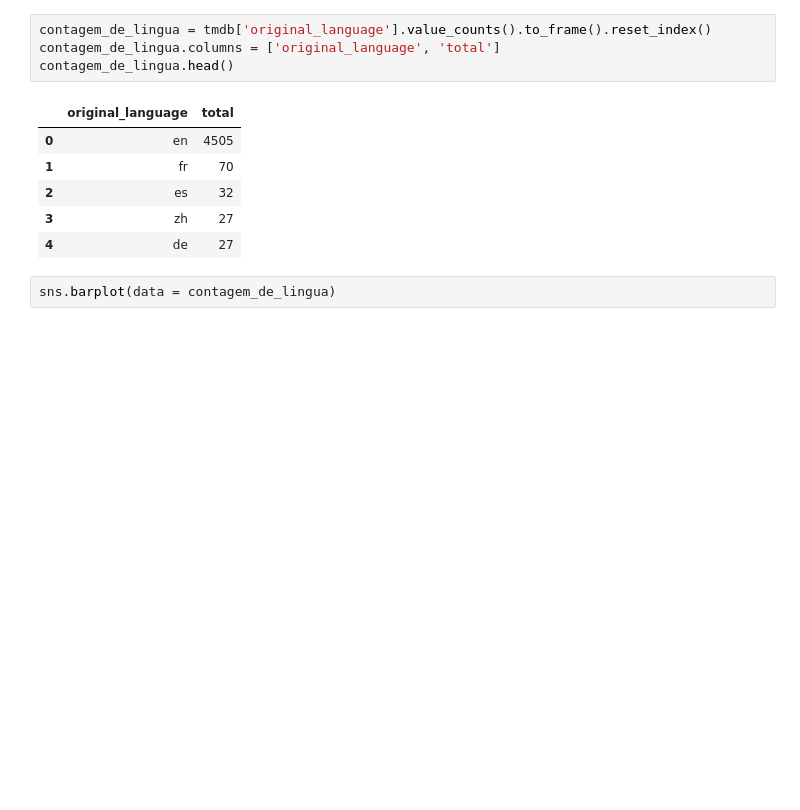
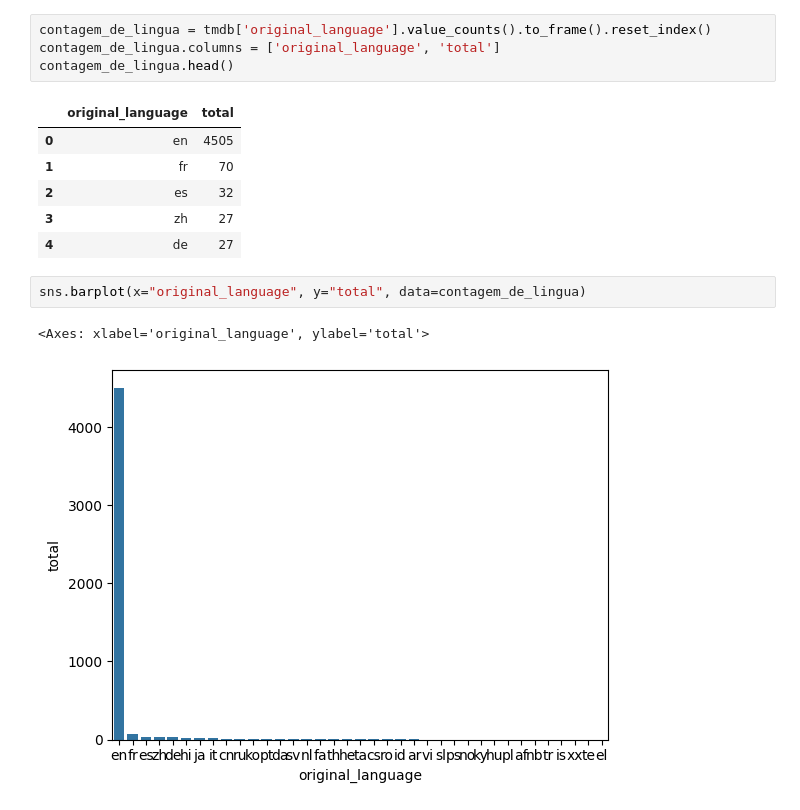
Before and after one commit to camilamlima/Formacao_Data_Science, a Jupyter notebook: Data Science: analise e visualização de dados/Introdução_a_Data_Science.ipynb, the cells around one changed output. Cells and saved outputs as stored; diff of their text form; blank space fills up the shorter version.

```diff
--- a/Data Science: analise e visualização de dados/Introdução_a_Data_Science.ipynb
+++ b/Data Science: analise e visualização de dados/Introdução_a_Data_Science.ipynb
@@ -200,4 +200,7 @@ contagem_de_lingua.head()
 | 3 | zh | 27 |
 | 4 | de | 27 |
 # %%
-sns.barplot(data = contagem_de_lingua)
+sns.barplot(x="original_language", y="total", data=contagem_de_lingua)
+# %% [output]
+<Axes: xlabel='original_language', ylabel='total'>
+[figure, added]
```
Also changed, not shown: parts of 20 cells of this notebook.
